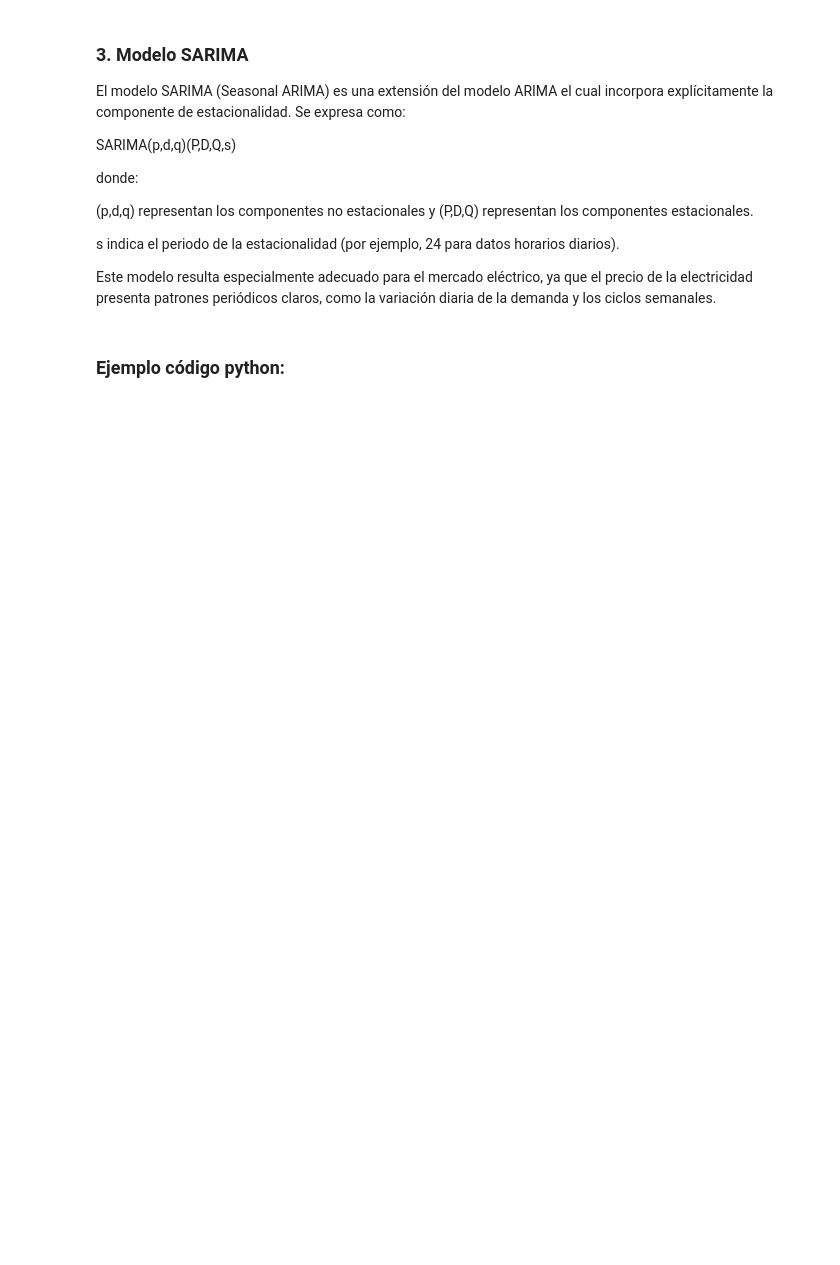
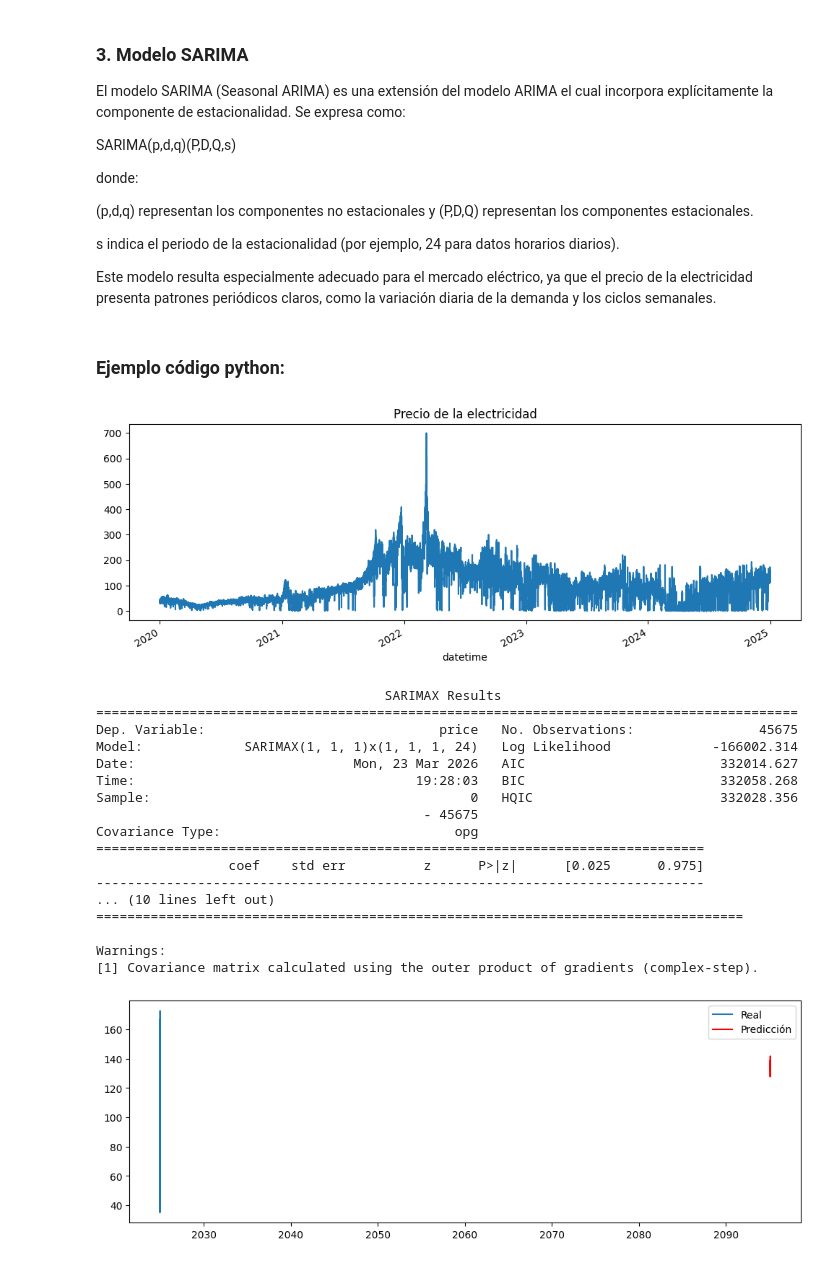
Before and after one commit to JaimeSa03/TFG_Model_Predictor, a Jupyter notebook: Experimentos/Series_Temp/SARIMA/teoria_SARIMA.ipynb, the cells around one changed output. Cells and saved outputs as stored; diff of their text form; code cells hidden in the pictures; blank space fills up the shorter version.

```diff
--- a/Experimentos/Series_Temp/SARIMA/teoria_SARIMA.ipynb
+++ b/Experimentos/Series_Temp/SARIMA/teoria_SARIMA.ipynb
@@ -19,35 +19,55 @@ import pandas as pd
 import matplotlib.pyplot as plt
 
 # Ejemplo: dataframe con columnas ['datetime', 'price']
-df = pd.read_csv("precio_luz.csv")
+df = pd.read_csv("precio_luz.csv", sep=";")
 
 df["datetime"] = pd.to_datetime(df["datetime"])
 df = df.set_index("datetime")
 
 # Visualizar
 df["price"].plot(figsize=(12,4))
 plt.title("Precio de la electricidad")
 plt.show()
 
 from statsmodels.tsa.statespace.sarimax import SARIMAX
 
 model_sarima = SARIMAX(
     df["price"],
     order=(1,1,1),
     seasonal_order=(1,1,1,24),
     enforce_stationarity=False,
     enforce_invertibility=False
 )
 
 result_sarima = model_sarima.fit()
 
 print(result_sarima.summary())
 
 # Predecir próximas 24 horas
 forecast = result_sarima.forecast(steps=24)
 
 plt.figure(figsize=(12,4))
 plt.plot(df["price"][-200:], label="Real")
 plt.plot(forecast, label="Predicción", color="red")
 plt.legend()
 plt.show()
+# %% [output]
+[figure, added]
+                                     SARIMAX Results
+==========================================================================================
+Dep. Variable:                              price   No. Observations:                45675
+Model:             SARIMAX(1, 1, 1)x(1, 1, 1, 24)   Log Likelihood             -166002.314
+Date:                            Mon, 23 Mar 2026   AIC                         332014.627
+Time:                                    19:28:03   BIC                         332058.268
+Sample:                                         0   HQIC                        332028.356
+                                          - 45675
+Covariance Type:                              opg
+==============================================================================
+                 coef    std err          z      P>|z|      [0.025      0.975]
+------------------------------------------------------------------------------
+... (10 lines left out)
+===================================================================================
+
+Warnings:
+[1] Covariance matrix calculated using the outer product of gradients (complex-step).
+[figure, added]
```
Also changed, not shown: 5 other files.
